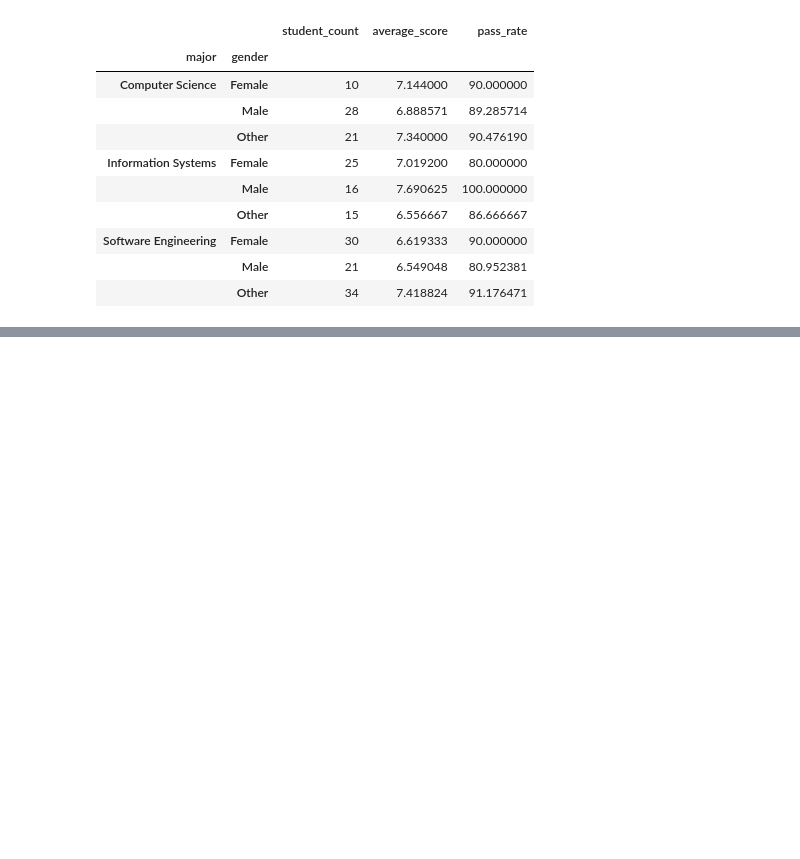
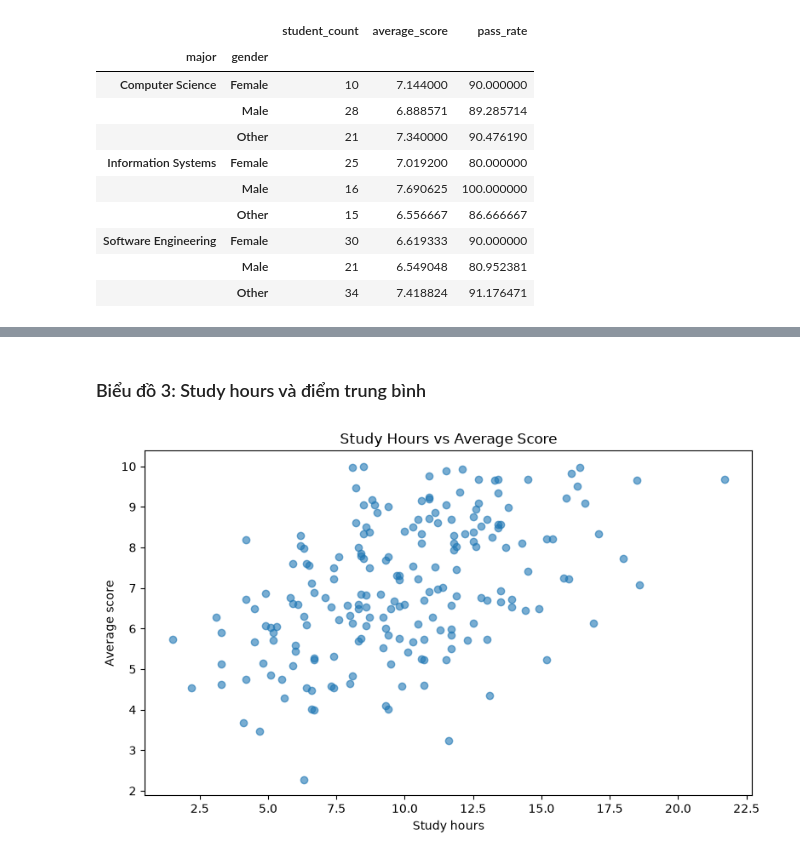
Before and after one commit to MinhDuyenTran/machine_learning, a Jupyter notebook: python-for-ml/mini_projects/student_performance/notebooks/student_performce_analysis.ipynb, the cells around one changed output, grey strips where cells are left out. Cells and saved outputs as stored; diff of their text form; code cells hidden in the pictures; blank space fills up the shorter version.

```diff
--- a/python-for-ml/mini_projects/student_performance/notebooks/student_performce_analysis.ipynb
+++ b/python-for-ml/mini_projects/student_performance/notebooks/student_performce_analysis.ipynb
@@ -981,0 +1038,25 @@ group_summary
+# %% [markdown]
+### Biểu đồ 3: Study hours và điểm trung bình
+# %%
+plt.figure(figsize=(8, 5))
+
+plt.scatter(
+    analysis_df["study_hours"],
+    analysis_df["average_score"],
+    alpha=0.6,
+)
+
+plt.title("Study Hours vs Average Score")
+plt.xlabel("Study hours")
+plt.ylabel("Average score")
+plt.tight_layout()
+
+plt.savefig(
+    FIGURES_DIR
+    / "study_hours_vs_average_score.png",
+    dpi=150,
+)
+
+plt.show()
+# %% [output]
+[figure, added]
```
Also changed, not shown: parts of 11 cells of this notebook, 5 other files.
